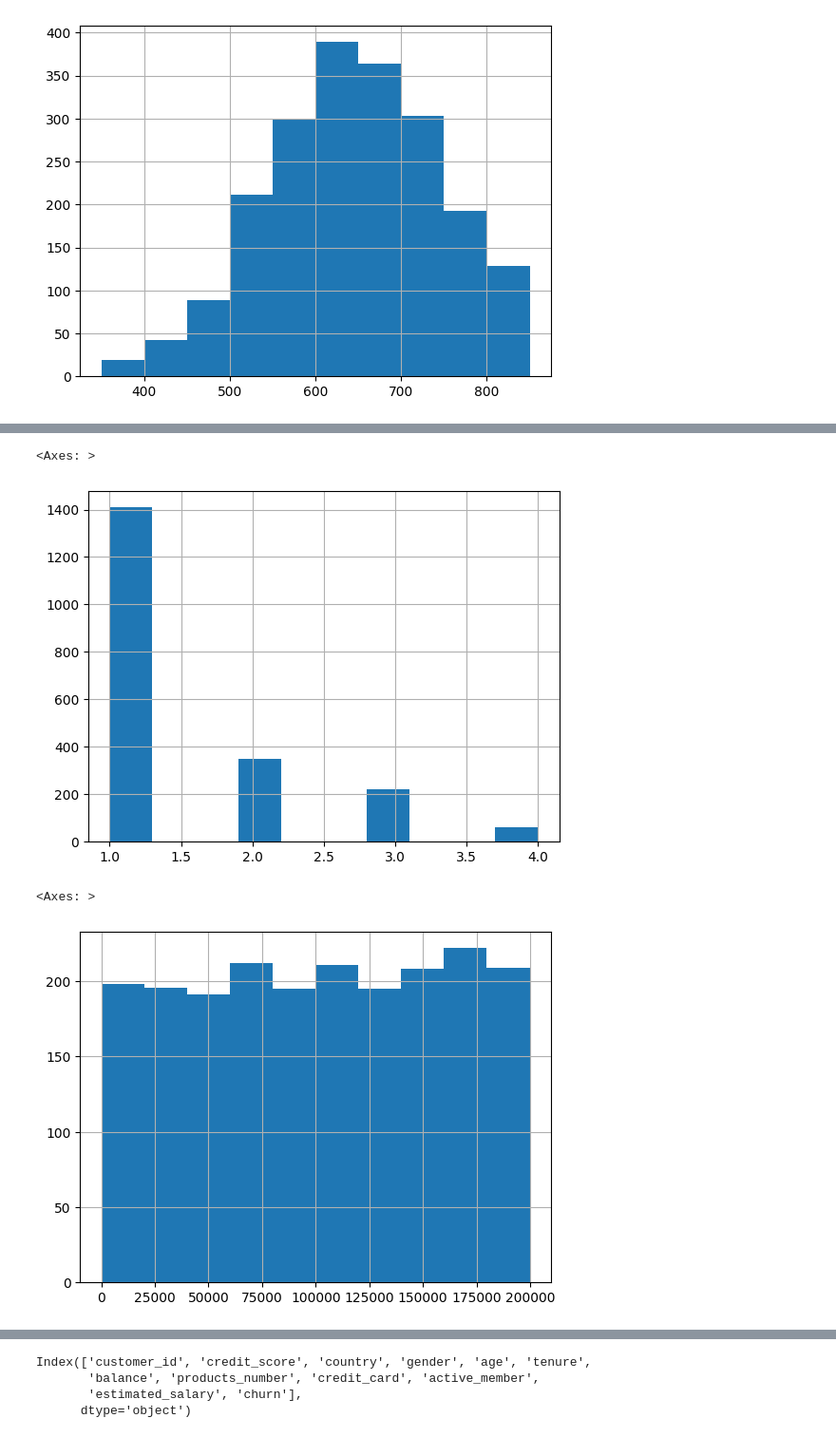
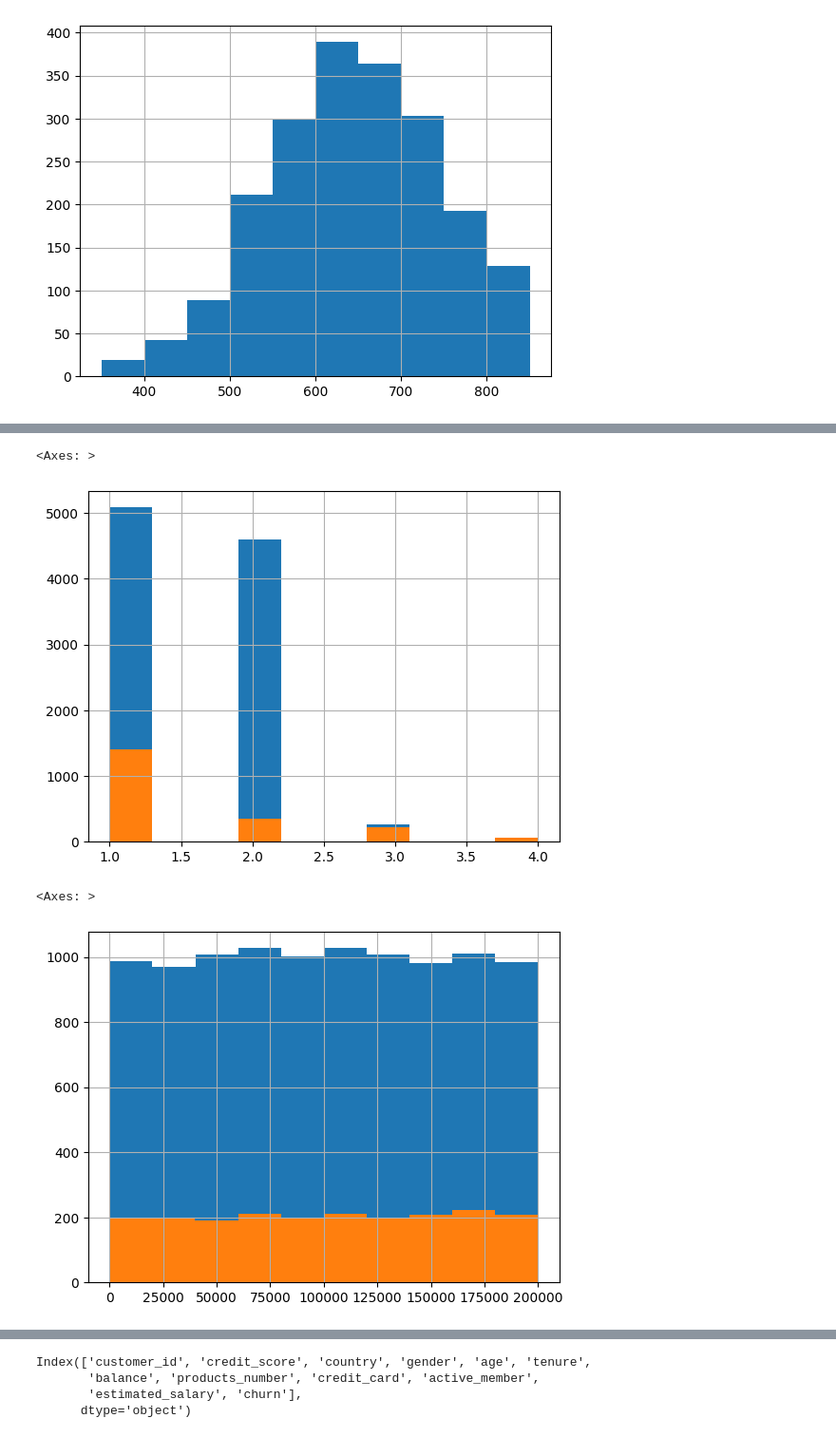
Before and after one commit to SKNETWORKS-FAMILY-AICAMP/SKN09-2nd-4Team, a Jupyter notebook: jy_preprocessing.ipynb, the cells around one changed output, grey strips where cells are left out. Shown: that part at 95% size. Drawn from its saved outputs; the diff is of its cells as text; code cells hidden in the pictures.

```diff
--- a/jy_preprocessing.ipynb
+++ b/jy_preprocessing.ipynb
@@ -91,11 +90,13 @@ df['balance'].hist()
 # %%
+df['products_number'].hist()
 df[df['churn'] == 1]['products_number'].hist()
 # %% [output]
 <Axes: >
-[figure, old version]
+[figure, new version]
 # %%
+df['estimated_salary'].hist()
 df[df['churn'] == 1]['estimated_salary'].hist()
 # %% [output]
 <Axes: >
-[figure, old version]
+[figure, new version]
 # %%
```
Also changed, not shown: parts of 6 cells of this notebook.
